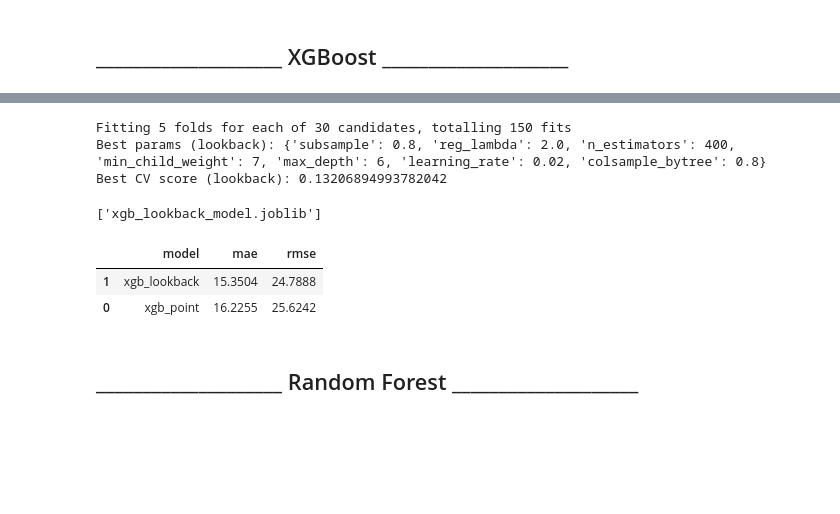
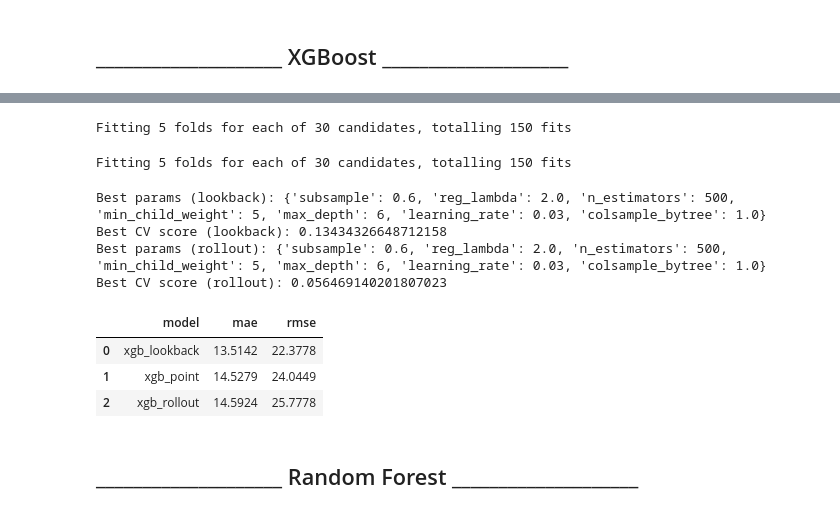
Before and after one commit to ds24m048/masters-thesis, a Jupyter notebook: price-forecast.ipynb, the cells around one changed output, grey strips where cells are left out. Saved outputs shown, nothing was run; the diff lists cells and outputs as text; code cells hidden in the pictures; blank space fills up the shorter version.

```diff
--- a/price-forecast.ipynb
+++ b/price-forecast.ipynb
@@ -108,10 +106,12 @@ data = data["2023":"2025"]
 # %% [markdown]
 # Split Data
 # %%
-TRAIN_START = pd.Timestamp("2023-01-01", tz="UTC")
-TRAIN_END = pd.Timestamp("2025-01-01", tz="UTC")
-TEST_START = pd.Timestamp("2025-01-01", tz="UTC")
-TEST_END = pd.Timestamp("2026-01-01", tz="UTC")
+LOCAL_TZ = "Europe/Berlin"
+
+TRAIN_START = pd.Timestamp("2023-01-01", tz=LOCAL_TZ)
+TRAIN_END = pd.Timestamp("2025-07-01", tz=LOCAL_TZ)
+TEST_START = pd.Timestamp("2025-07-01", tz=LOCAL_TZ)
+TEST_END = pd.Timestamp("2026-01-01", tz=LOCAL_TZ)
 
 train_mask = (data.index >= TRAIN_START) & (data.index < TRAIN_END)
 test_mask = (data.index >= TEST_START) & (data.index < TEST_END)
@@ -856,5 +1114,5 @@ Best CV score (point): 0.13566648364067077
 # %%
-# Lookback-Model tuning
+# Fixed Lookback-Model tuning
 tscv_lookback = TimeSeriesSplit(n_splits=5)
 
 search_lookback = RandomizedSearchCV(
@@ -871,43 +1129,72 @@ search_lookback = RandomizedSearchCV(
 search_lookback.fit(X_train_flat_lookback, y_train_lookback)
 xgb_lookback = search_lookback.best_estimator_
 
-y_pred_xgb_lookback = asinh_inverse(
-    xgb_lookback.predict(X_test_flat_lookback).astype(np.float32), c
+# Rollout-Model tuning: trained on rolling windows ending at ts - 1h.
+tscv_rollout = TimeSeriesSplit(n_splits=5)
+
+search_rollout = RandomizedSearchCV(
+    estimator=XGBRegressor(**xgb_base),
+    param_distributions=param_dist,
+    n_iter=30,
+    scoring="neg_mean_absolute_error",
+    cv=tscv_rollout,
+    verbose=1,
+    random_state=1904,
+    n_jobs=1,
 )
+
+search_rollout.fit(X_train_flat_rollout, y_train_rollout)
+xgb_rollout = search_rollout.best_estimator_
 
 print("Best params (lookback):", search_lookback.best_params_)
 print("Best CV score (lookback):", -search_lookback.best_score_)
+print("Best params (rollout):", search_rollout.best_params_)
+print("Best CV score (rollout):", -search_rollout.best_score_)
 # %% [output]
 Fitting 5 folds for each of 30 candidates, totalling 150 fits
-Best params (lookback): {'subsample': 0.8, 'reg_lambda': 2.0, 'n_estimators': 400, 'min_child_weight': 7, 'max_depth': 6, 'learning_rate': 0.02, 'colsample_bytree': 0.8}
-Best CV score (lookback): 0.13206894993782042
+Fitting 5 folds for each of 30 candidates, totalling 150 fits
+Best params (lookback): {'subsample': 0.6, 'reg_lambda': 2.0, 'n_estimators': 500, 'min_child_weight': 5, 'max_depth': 6, 'learning_rate': 0.03, 'colsample_bytree': 1.0}
+Best CV score (lookback): 0.13434326648712158
+Best params (rollout): {'subsample': 0.6, 'reg_lambda': 2.0, 'n_estimators': 500, 'min_child_weight': 5, 'max_depth': 6, 'learning_rate': 0.03, 'colsample_bytree': 1.0}
+Best CV score (rollout): 0.056469140201807023
 # %%
 # save models
 joblib.dump(xgb_point, "xgb_point_model.joblib")
 joblib.dump(xgb_lookback, "xgb_lookback_model.joblib")
+joblib.dump(xgb_rollout, "xgb_rollout_model.joblib")
-# %% [output]
-['xgb_lookback_model.joblib']
 # %%
 # load models
 xgb_point = joblib.load("xgb_point_model.joblib")
 xgb_lookback = joblib.load("xgb_lookback_model.joblib")
+xgb_rollout = joblib.load("xgb_rollout_model.joblib")
 # %%
-y_pred_xgb_point_t = xgb_point.predict(X_test_point)
-y_pred_xgb_point   = asinh_inverse(y_pred_xgb_point_t, c)
+y_pred_xgb_point_t = to_numpy_float32(xgb_point.predict(X_test_point))
+y_pred_xgb_point = asinh_inverse(y_pred_xgb_point_t, c)
+y_pred_xgb_lookback_t = to_numpy_float32(xgb_lookback.predict(X_test_flat_lookback))
+y_pred_xgb_lookback = asinh_inverse(y_pred_xgb_lookback_t, c)
 
-y_pred_xgb_lookback_t = xgb_lookback.predict(X_test_flat_lookback)
-y_pred_xgb_lookback   = asinh_inverse(y_pred_xgb_lookback_t, c)
+y_pred_xgb_rollout_t = rollout_predict_tabular(
+    xgb_rollout,
+    rollout_df,
+    test_rollout_index,
+    FEATURE_COLS,
+    TARGET_COL,
+    LOOKBACK,
+)
+y_pred_xgb_rollout = asinh_inverse(y_pred_xgb_rollout_t, c)
 
 scores = pd.DataFrame([
-    {"model": "xgb_point",    "mae": mae_score(y_test, y_pred_xgb_point),    "rmse": rmse_score(y_test, y_pred_xgb_point)},
+    {"model": "xgb_point", "mae": mae_score(y_test, y_pred_xgb_point), "rmse": rmse_score(y_test, y_pred_xgb_point)},
     {"model": "xgb_lookback", "mae": mae_score(y_test, y_pred_xgb_lookback), "rmse": rmse_score(y_test, y_pred_xgb_lookback)},
-]).sort_values("mae")
+    {"model": "xgb_rollout", "mae": mae_score(y_test_rollout, y_pred_xgb_rollout), "rmse": rmse_score(y_test_rollout, y_pred_xgb_rollout)},
+]).sort_values("mae", ignore_index=True)
 
 scores
 # %% [output]
 |  | model | mae | rmse |
-| 1 | xgb_lookback | 15.3504 | 24.7888 |
-| 0 | xgb_point | 16.2255 | 25.6242 |
+| 0 | xgb_lookback | 13.5142 | 22.3778 |
+| 1 | xgb_point | 14.5279 | 24.0449 |
+| 2 | xgb_rollout | 14.5924 | 25.7778 |
 # %% [markdown]
 ## ____________________ Random Forest ____________________
 # %%
```
Also changed, not shown: parts of 32 cells of this notebook.
